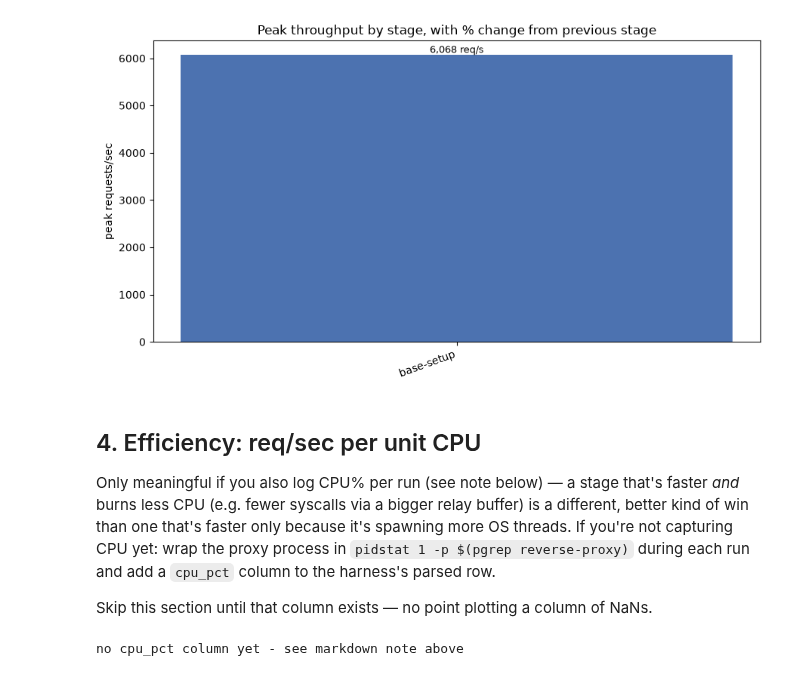
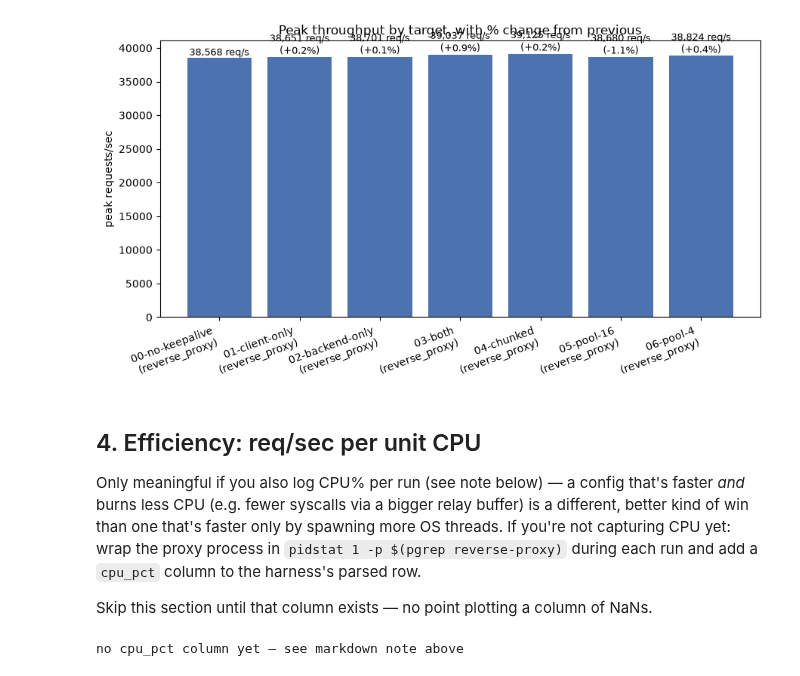
Before and after one commit to AakrishtSP/reverse-proxy, a Jupyter notebook: analysis/bench_analysis.ipynb, the cells around one changed output. Cells and saved outputs as stored; diff of their text form; code cells hidden in the pictures.

```diff
--- a/analysis/bench_analysis.ipynb
+++ b/analysis/bench_analysis.ipynb
@@ -7,7 +15,10 @@ import pandas as pd
 import matplotlib.pyplot as plt
 
 df = pd.read_json("../bench/results.jsonl", lines=True)
-# preserve the order stages were actually run in, not alphabetical
-df["stage"] = pd.Categorical(df["stage"], categories=list(dict.fromkeys(df["stage"])), ordered=True)
+# preserve the order targets were actually run in, not alphabetical
+order = list(dict.fromkeys(zip(df["stage"], df["kind"])))
+df["target"] = pd.Categorical(
+    list(zip(df["stage"], df["kind"])), categories=order, ordered=True
+)
 df.tail()
 # %% [output]
@@ -61,35 +71,41 @@ Bar chart of peak throughput (max over concurrency) per stage, in the order you
 # %%
-peak = df.groupby("stage")["req_per_sec"].max().reindex(df["stage"].cat.categories)
+peak = (df.groupby(["stage", "kind"])["req_per_sec"]
+          .max()
+          .sort_index(level=["kind", "stage"]))  # proxies then nginx
 
 fig, ax = plt.subplots(figsize=(9, 5))
-bars = ax.bar(peak.index.astype(str), peak.values, color="#4C72B0")
+labels = [f"{s}\n({k})" for s, k in peak.index]
+bars = ax.bar(labels, peak.values, color="#4C72B0")
 prev = None
 for bar, val in zip(bars, peak.values):
     label = f"{val:,.0f} req/s"
     if prev is not None:
         label += f"\n({(val/prev - 1)*100:+.1f}%)"
-    ax.text(bar.get_x() + bar.get_width()/2, val, label, ha="center", va="bottom", fontsize=9)
+    ax.text(bar.get_x() + bar.get_width()/2, val, label,
+            ha="center", va="bottom", fontsize=9)
     prev = val
 ax.set_ylabel("peak requests/sec")
-ax.set_title("Peak throughput by stage, with % change from previous stage")
+ax.set_title("Peak throughput by target, with % change from previous")
 plt.xticks(rotation=20, ha="right")
 plt.tight_layout()
 # %% [output]
-[figure, old version]
+[figure, new version]
 # %% [markdown]
 ## 4. Efficiency: req/sec per unit CPU
 
-Only meaningful if you also log CPU% per run (see note below) — a stage that's faster *and* burns less CPU (e.g. fewer syscalls via a bigger relay buffer) is a different, better kind of win than one that's faster only because it's spawning more OS threads. If you're not capturing CPU yet: wrap the proxy process in `pidstat 1 -p $(pgrep reverse-proxy)` during each run and add a `cpu_pct` column to the harness's parsed row.
+Only meaningful if you also log CPU% per run (see note below) — a config that's faster *and* burns less CPU (e.g. fewer syscalls via a bigger relay buffer) is a different, better kind of win than one that's faster only by spawning more OS threads. If you're not capturing CPU yet: wrap the proxy process in `pidstat 1 -p $(pgrep reverse-proxy)` during each run and add a `cpu_pct` column to the harness's parsed row.
 
 Skip this section until that column exists — no point plotting a column of NaNs.
 # %%
 if "cpu_pct" in df.columns and df["cpu_pct"].notna().any():
-    eff = df.groupby("stage").apply(lambda g: g["req_per_sec"].mean() / g["cpu_pct"].mean())
-    eff.plot(kind="bar", figsize=(9, 5), color="#55A868", ylabel="req/sec per CPU%")
-    plt.title("Throughput per unit CPU by stage")
+    eff = df.groupby(["stage", "kind"]).apply(
+        lambda g: g["req_per_sec"].mean() / g["cpu_pct"].mean())
+    eff.plot(kind="bar", figsize=(9, 5), color="#55A868",
+             ylabel="req/sec per CPU%")
+    plt.title("Throughput per unit CPU by target")
     plt.xticks(rotation=20, ha="right")
     plt.tight_layout()
 else:
-    print("no cpu_pct column yet - see markdown note above")
+    print("no cpu_pct column yet — see markdown note above")
 # %% [output]
-no cpu_pct column yet - see markdown note above
+no cpu_pct column yet — see markdown note above
```
Also changed, not shown: parts of 12 cells of this notebook, 16 other files.
